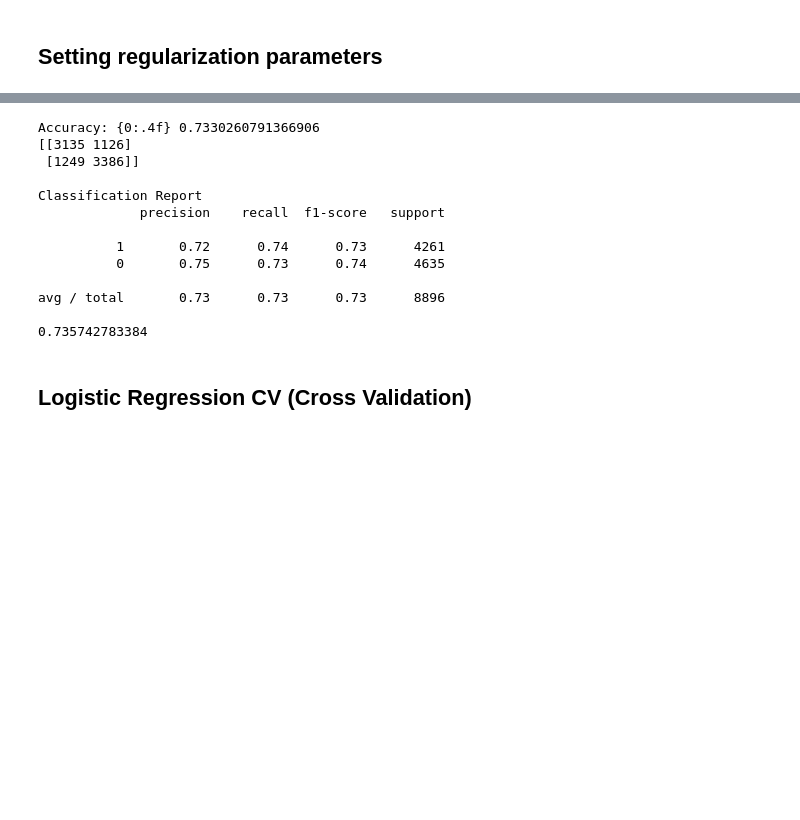
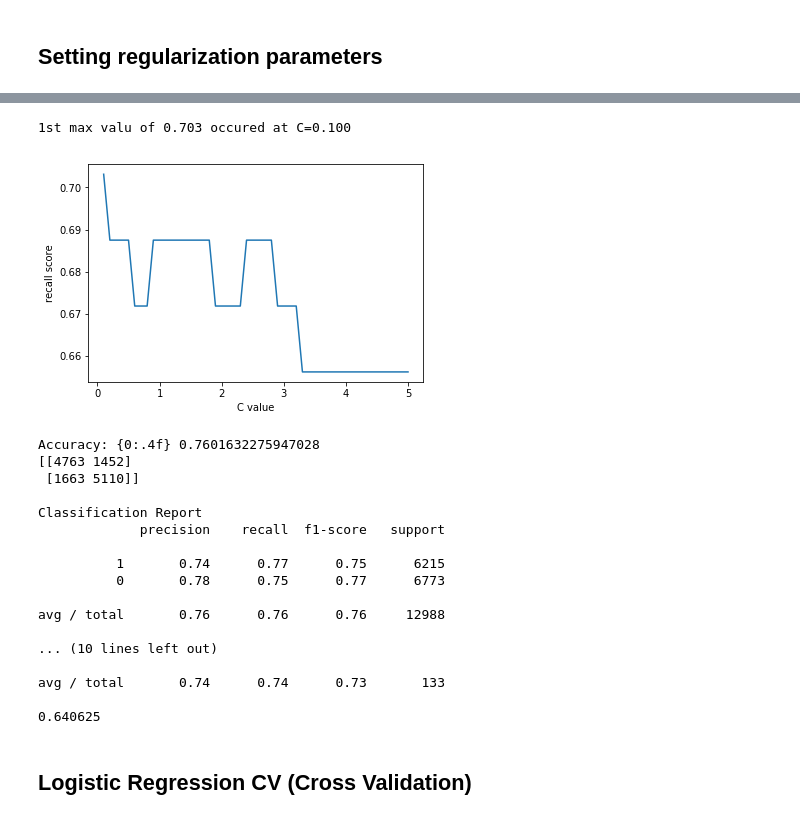
Before and after one commit to SpicySyntax/MachineLearningMarchMadness, a Jupyter notebook: Notebooks/Machine Learning March Madness.ipynb, the cells around one changed output, grey strips where cells are left out. Drawn from its saved outputs; the diff is of its cells as text; code cells hidden in the pictures; blank space fills up the shorter version.

Commit message:
Made last minute changes to scrape, cleanr, and incoorperate post season game data

```diff
--- a/Notebooks/Machine Learning March Madness.ipynb
+++ b/Notebooks/Machine Learning March Madness.ipynb
@@ -273,9 +370,14 @@ from sklearn.preprocessing import Imputer
 fill_0 = Imputer(missing_values=0, strategy="mean", axis=0)
 x_train = fill_0.fit_transform(x_train)
 x_test = fill_0.fit_transform(x_test)
+ps_x_train = fill_0.fit_transform(ps_x_train)
+ps_x_test = fill_0.fit_transform(ps_x_test)
+# TODO : impute incorrect negative values
 # %% [markdown]
 ## Training Initial Algorith - Naive Bayes
 # %%
 from sklearn.naive_bayes import GaussianNB
 nb_model = GaussianNB()
 nb_model.fit(x_train, y_train.ravel())
+ps_nb_model = GaussianNB()
+ps_nb_model.fit(ps_x_train, ps_y_train.ravel())
@@ -313,6 +435,8 @@ avg / total       0.70      0.70      0.70      8896
 from sklearn.ensemble import RandomForestClassifier
 rf_model = RandomForestClassifier(random_state=42)
 rf_model.fit(x_train, y_train.ravel())
+ps_rf_model = RandomForestClassifier(random_state=42)
+ps_rf_model.fit(ps_x_train, ps_y_train.ravel())
 # %% [output]
 RandomForestClassifier(bootstrap=True, class_weight=None, criterion='gini',
             max_depth=None, max_features='auto', max_leaf_nodes=None,
@@ -329,3 +456,11 @@ Accuracy: 0.6512
 # %% [markdown]
 ## Let us improve the accurracy using logistic regression
+# %%
+from sklearn.linear_model import LogisticRegression
+lr_model = LogisticRegression(C=0.7, random_state=42)
+lr_model.fit(x_train, y_train.ravel())
+ps_lr_model = LogisticRegression(C=0.7, random_state=42)
+ps_lr_model.fit(ps_x_train, ps_y_train.ravel())
+lr_predict_test = lr_model.predict(x_test)
+ps_lr_predict_test = ps_lr_model.predict(ps_x_test)
 # %%
@@ -386,3 +531,8 @@ plt.ylabel("recall score")
+# %%
+ps_best_score_C_val = get_best_score_C_val_for_LR(ps_x_train, ps_y_train, ps_x_test, ps_y_test)
+# %% [output]
+1st max valu of 0.703 occured at C=0.100
+[figure, added]
 # %%
 from sklearn.linear_model import LogisticRegression
 lr_model = LogisticRegression(class_weight="balanced", C=best_score_C_val, random_state=42)
@@ -396,20 +546,36 @@ print("")
 print("Classification Report")
 print(metrics.classification_report(y_test, lr_predict_test, labels=[1,0]))
 print(metrics.recall_score(y_test, lr_predict_test))
+# Post Season
+ps_lr_model = LogisticRegression(class_weight="balanced", C=ps_best_score_C_val, random_state=42)
+ps_lr_model.fit(ps_x_train, ps_y_train.ravel())
+ps_lr_predict_test = ps_lr_model.predict(ps_x_test)
+
+
+print("Accuracy: {0:.4f}",format(metrics.accuracy_score(ps_y_test, ps_lr_predict_test)))
+print(metrics.confusion_matrix(ps_y_test, ps_lr_predict_test, labels=[1,0]))
+print("")
+print("Classification Report")
+print(metrics.classification_report(ps_y_test, ps_lr_predict_test, labels=[1,0]))
+print(metrics.recall_score(ps_y_test, ps_lr_predict_test))
 # %% [output]
-Accuracy: {0:.4f} 0.7330260791366906
-[[3135 1126]
- [1249 3386]]
+Accuracy: {0:.4f} 0.7601632275947028
+[[4763 1452]
+ [1663 5110]]
 
 Classification Report
              precision    recall  f1-score   support
 
-          1       0.72      0.74      0.73      4261
-          0       0.75      0.73      0.74      4635
+          1       0.74      0.77      0.75      6215
+          0       0.78      0.75      0.77      6773
 
-avg / total       0.73      0.73      0.73      8896
+avg / total       0.76      0.76      0.76     12988
 
-0.735742783384
+... (10 lines left out)
+
+avg / total       0.74      0.74      0.73       133
+
+0.640625
 # %% [markdown]
 ## Logistic Regression CV (Cross Validation)
 # %%
```
Also changed, not shown: parts of 30 cells of this notebook, 4 other files.
